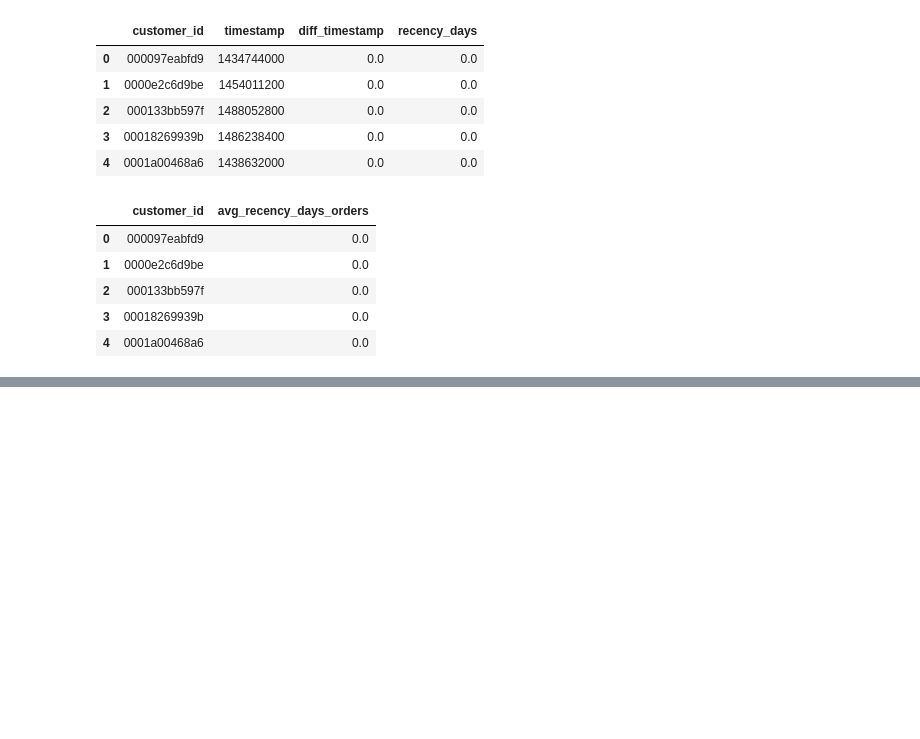
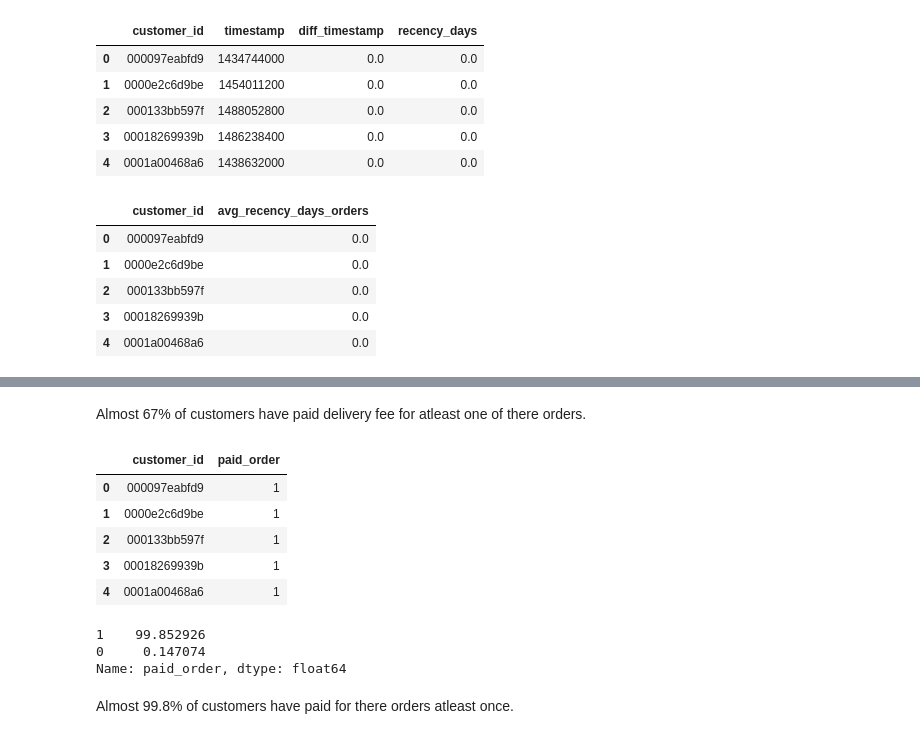
Before and after one commit to yh18190/chunautee_samna, a Jupyter notebook: DataPrep_Transformations.ipynb, the cells around one changed output, grey strips where cells are left out. Drawn from its saved outputs; the diff is of its cells as text; code cells hidden in the pictures; blank space fills up the shorter version.

```diff
--- a/DataPrep_Transformations.ipynb
+++ b/DataPrep_Transformations.ipynb
@@ -391,0 +445,24 @@ df_recency_avg.head()
+# %% [markdown]
+Almost 67% of customers have paid delivery fee for atleast one of there orders.
+# %%
+#Amount Paid flag
+
+df_orders_paid=df_orders[['customer_id','amount_paid']]
+df_orders_paid['paid_order']=df_orders_paid['amount_paid'].apply(lambda x: 1 if x>0 else 0)
+df_orders_paid=df_orders_paid[['customer_id','paid_order']].groupby('customer_id')['paid_order'].max().reset_index(name='paid_order')
+df_orders_paid.head()
+# %% [output]
+|  | customer_id | paid_order |
+| 0 | 000097eabfd9 | 1 |
+| 1 | 0000e2c6d9be | 1 |
+| 2 | 000133bb597f | 1 |
+| 3 | 00018269939b | 1 |
+| 4 | 0001a00468a6 | 1 |
+# %%
+df_orders_paid['paid_order'].value_counts(normalize=True)*100
+# %% [output]
+1    99.852926
+0     0.147074
+Name: paid_order, dtype: float64
+# %% [markdown]
+Almost 99.8% of customers have paid for there orders atleast once.
```
Also changed, not shown: parts of 8 cells of this notebook.
